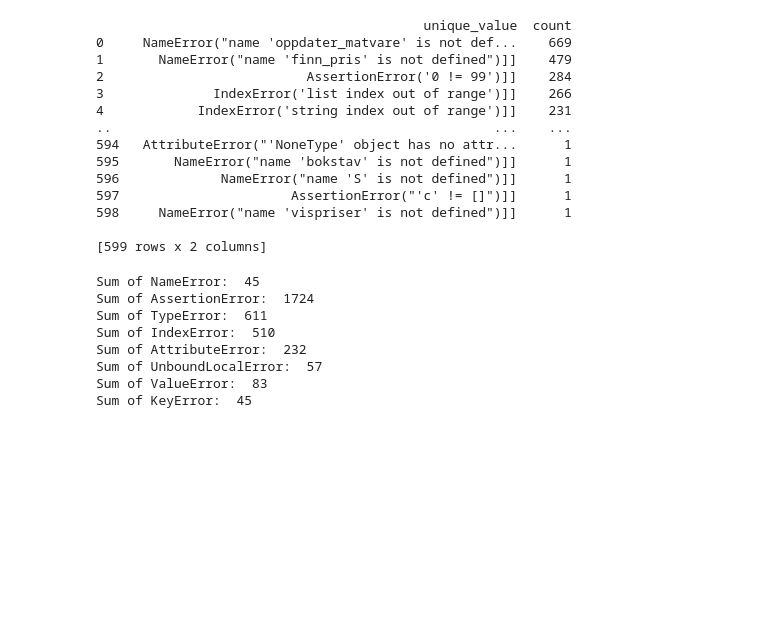
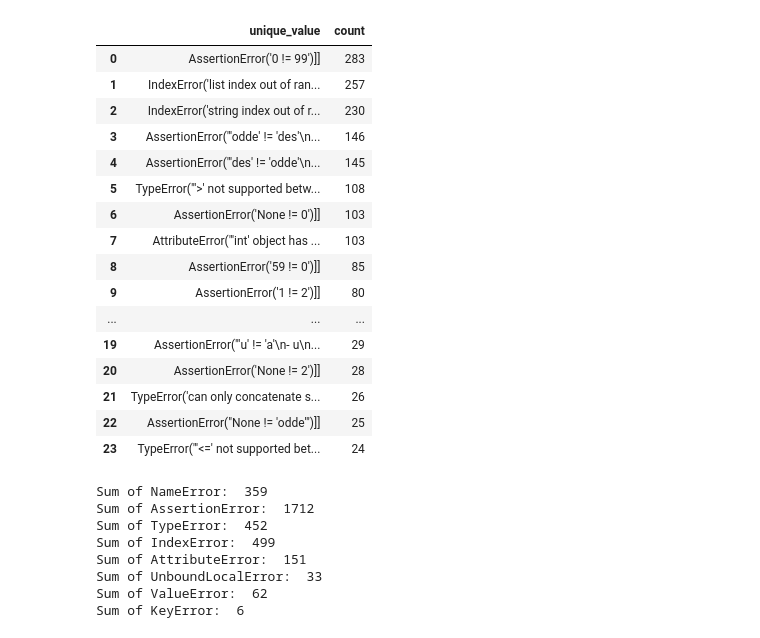
Before and after one commit to sigmundcook/Master_results, a Jupyter notebook: data.ipynb, the cells around one changed output. Cells and saved outputs as stored; diff of their text form; code cells hidden in the pictures; blank space fills up the shorter version.

Commit message:
Minor changes to improve error detection

```diff
--- a/data.ipynb
+++ b/data.ipynb
@@ -1,33 +1,36 @@
 # %%
 import pandas as pd
 # Load the CSV file into a pandas DataFrame
 data = pd.read_csv("H21/errorH21.csv", on_bad_lines='skip')
 
 #Drop the first column
 data = data.drop(data.columns[0], axis=1)
 
 #Get unique data and their count
 unique_values = data.stack().value_counts()
 
 unique_values_df = unique_values.rename_axis('unique_value').reset_index(name='count')
 
 # Display the grouped data as a table
-print(unique_values_df)
+unique_values_df.head(24)
 # %% [output]
-                                          unique_value  count
-0     NameError("name 'oppdater_matvare' is not def...    669
-1       NameError("name 'finn_pris' is not defined")]]    479
-2                          AssertionError('0 != 99')]]    284
-3              IndexError('list index out of range')]]    266
-4            IndexError('string index out of range')]]    231
-..                                                 ...    ...
-594   AttributeError("'NoneType' object has no attr...      1
-595       NameError("name 'bokstav' is not defined")]]      1
-596             NameError("name 'S' is not defined")]]      1
-597                      AssertionError("'c' != []")]]      1
-598     NameError("name 'vispriser' is not defined")]]      1
-
-[599 rows x 2 columns]
+|  | unique_value | count |
+| 0 | AssertionError('0 != 99')]] | 283 |
+| 1 | IndexError('list index out of ran... | 257 |
+| 2 | IndexError('string index out of r... | 230 |
+| 3 | AssertionError("'odde' != 'des'\n... | 146 |
+| 4 | AssertionError("'des' != 'odde'\n... | 145 |
+| 5 | TypeError("'>' not supported betw... | 108 |
+| 6 | AssertionError('None != 0')]] | 103 |
+| 7 | AttributeError("'int' object has ... | 103 |
+| 8 | AssertionError('59 != 0')]] | 85 |
+| 9 | AssertionError('1 != 2')]] | 80 |
+| ... | ... | ... |
+| 19 | AssertionError("'u' != 'a'\n- u\n... | 29 |
+| 20 | AssertionError('None != 2')]] | 28 |
+| 21 | TypeError('can only concatenate s... | 26 |
+| 22 | AssertionError("None != 'odde'")]] | 25 |
+| 23 | TypeError("'<=' not supported bet... | 24 |
 # %%
 # Load the CSV file into a pandas DataFrame
 data = pd.read_csv("H21/errorH21.csv", on_bad_lines='skip')
@@ -39,7 +42,7 @@ data = data.drop(data.columns[0], axis=1)
 unique_values = data.stack().value_counts()
 
 # Filter unique values containing "NameError"
-name_error_values = [value for value in unique_values.index if "KeyError" in value]
+name_error_values = [value for value in unique_values.index if "NameError" in value]
 name_error_counts = unique_values[name_error_values]
 
 # Sum the counts of the NameError values
@@ -104,12 +107,12 @@ print("Sum of UnboundLocalError: ", unbound_local_error_sum)
 print("Sum of ValueError: ", value_error_sum)
 print("Sum of KeyError: ", key_error_sum)
 # %% [output]
-Sum of NameError:  45
-Sum of AssertionError:  1724
-Sum of TypeError:  611
-Sum of IndexError:  510
-Sum of AttributeError:  232
-Sum of UnboundLocalError:  57
-Sum of ValueError:  83
-Sum of KeyError:  45
+Sum of NameError:  359
+Sum of AssertionError:  1712
+Sum of TypeError:  452
+Sum of IndexError:  499
+Sum of AttributeError:  151
+Sum of UnboundLocalError:  33
+Sum of ValueError:  62
+Sum of KeyError:  6
 # %%
```
Also changed, not shown: parts of 11 cells of this notebook, 6 other files.
